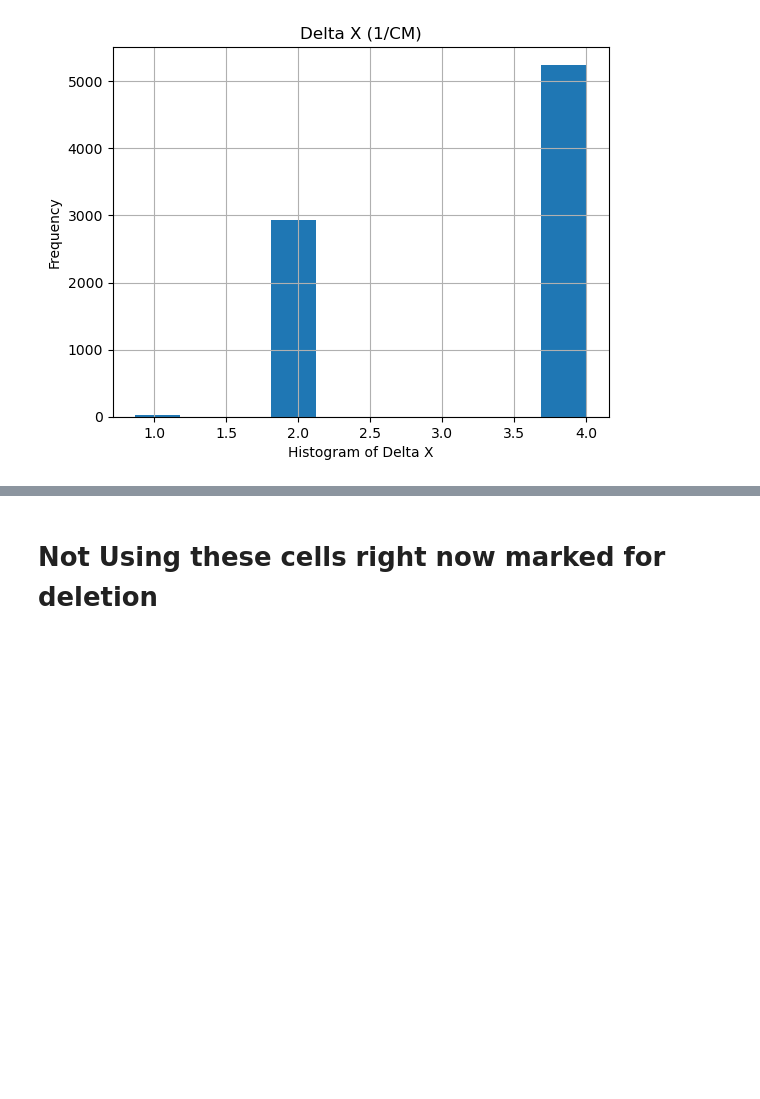
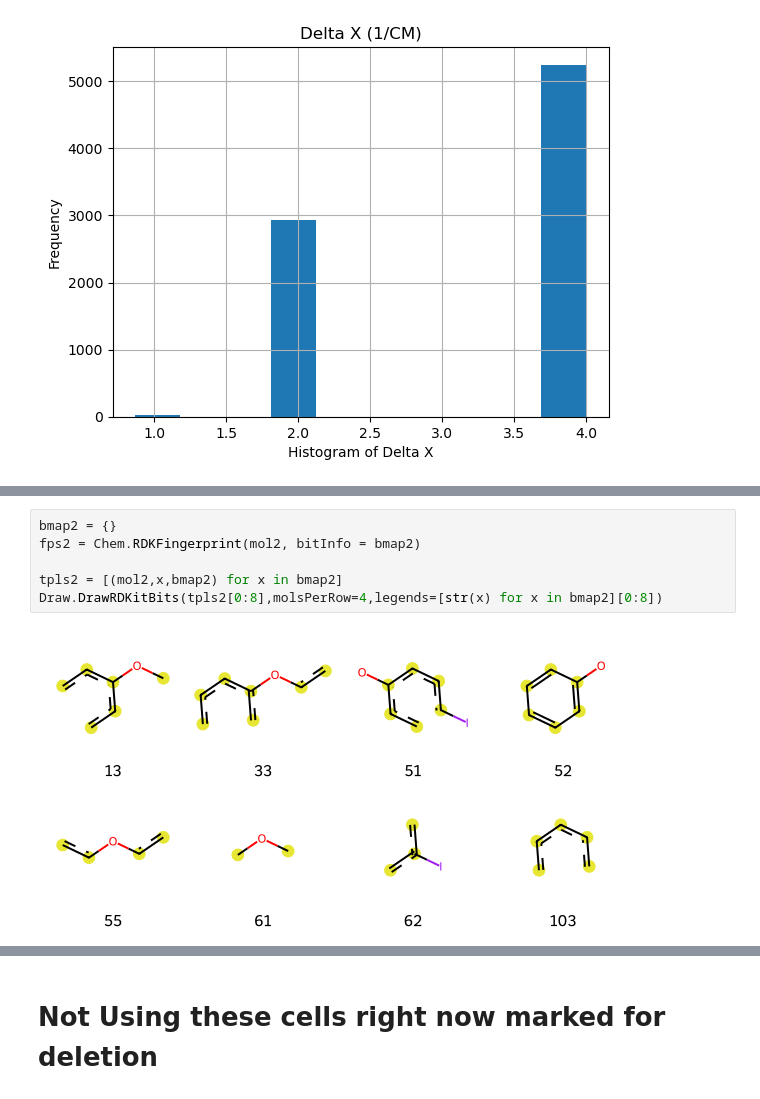
Before and after one commit to kevinpatrickkent/NIST-IR-MachineLearning, a Jupyter notebook: NISTWebbookML.ipynb, the cells around one changed output, grey strips where cells are left out. Drawn from its saved outputs; the diff is of its cells as text; blank space fills up the shorter version.

```diff
--- a/NISTWebbookML.ipynb
+++ b/NISTWebbookML.ipynb
@@ -1177,0 +1340,8 @@ Text(0, 0.5, 'Cumulative Percent Variation Explained')
+# %%
+bmap2 = {}
+fps2 = Chem.RDKFingerprint(mol2, bitInfo = bmap2)
+
+tpls2 = [(mol2,x,bmap2) for x in bmap2]
+Draw.DrawRDKitBits(tpls2[0:8],molsPerRow=4,legends=[str(x) for x in bmap2][0:8])
+# %% [output]
+[figure, added]
```
Also changed, not shown: parts of 98 cells of this notebook.
